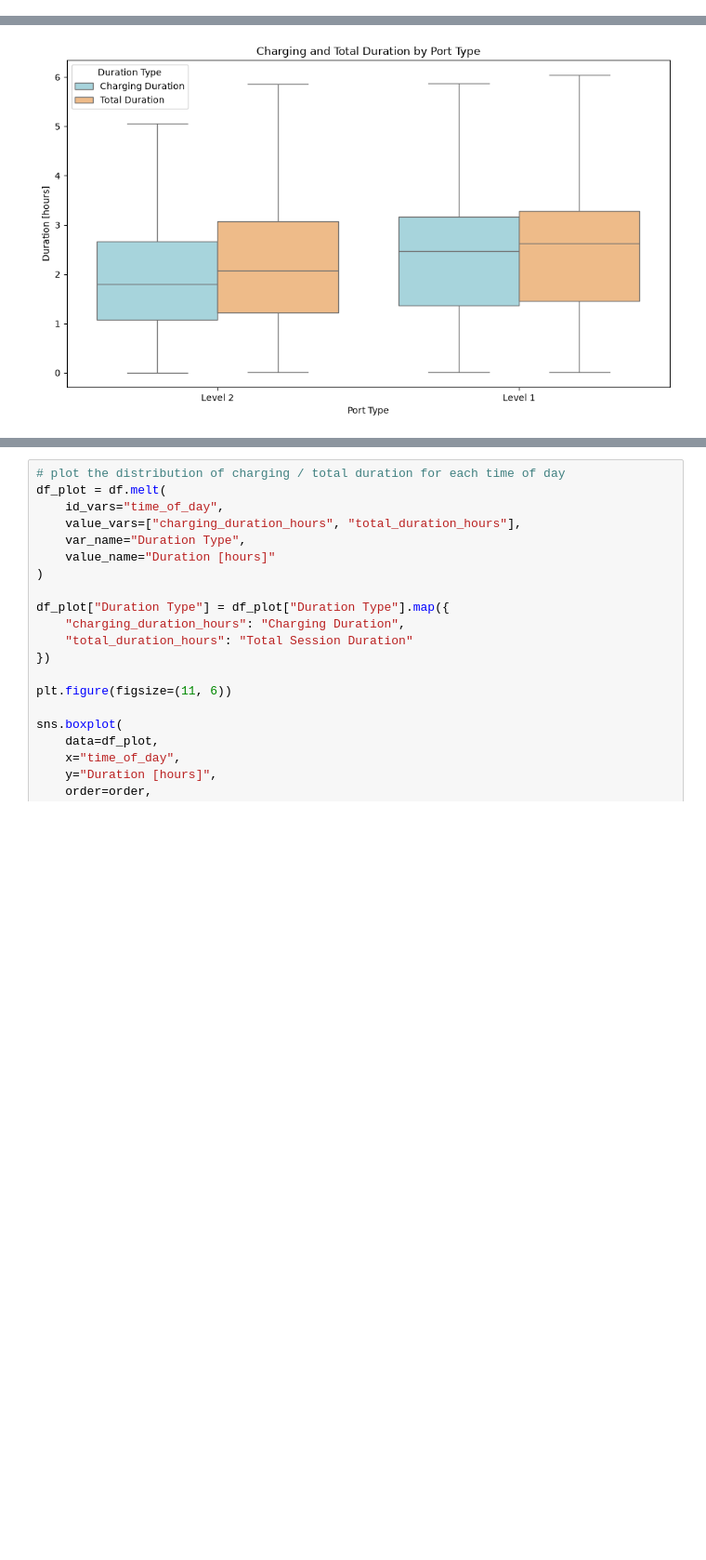
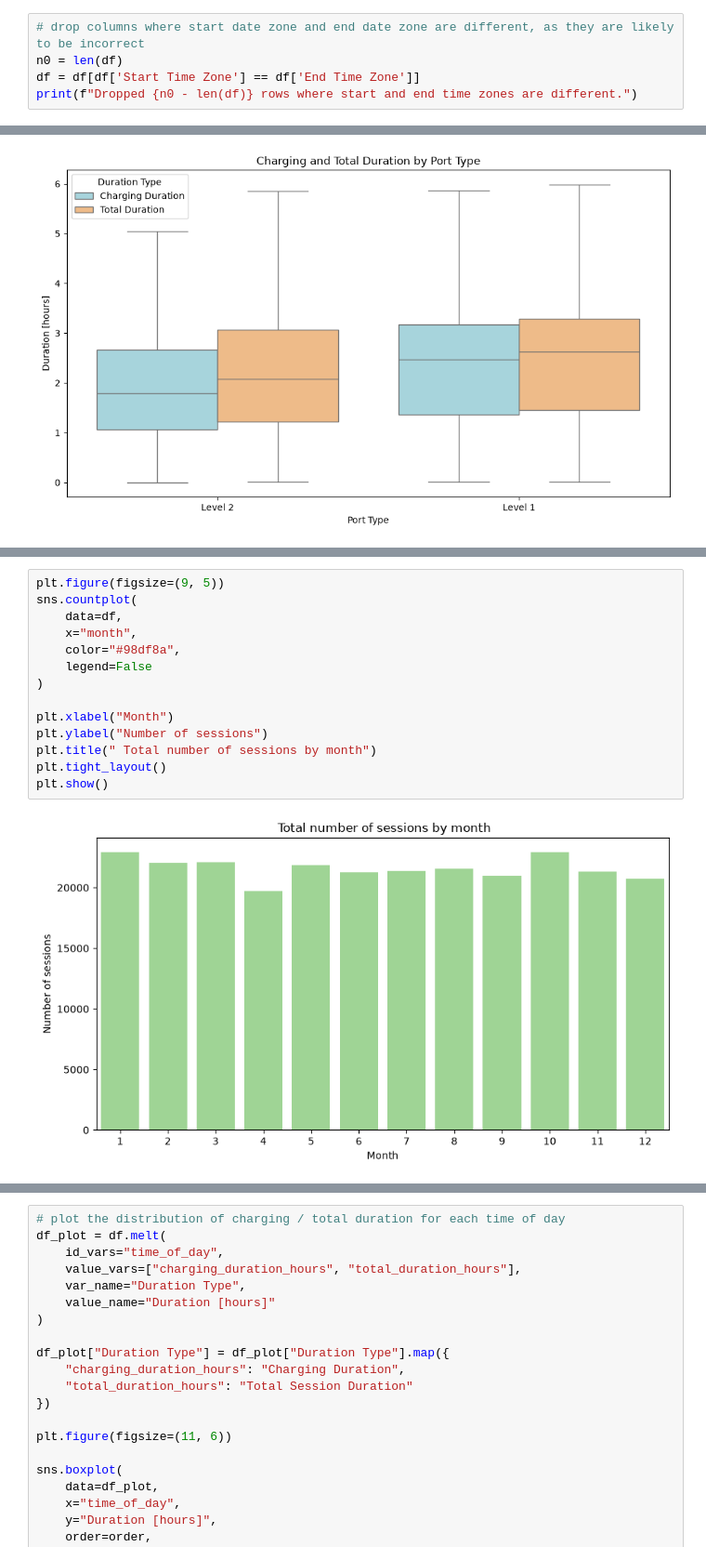
Before and after one commit to katarzynarogalska/Intro-to-Business-Analytics, a Jupyter notebook: main.ipynb, the cells around one changed output, grey strips where cells are left out. Shown at 93% size. Drawn from its saved outputs; the diff is of its cells as text; blank space fills up the shorter version.

Commit message:
'data cleaning and analysis v2'

```diff
--- a/main.ipynb
+++ b/main.ipynb
@@ -181,0 +114,5 @@ df[df['total_duration_sec']<df['charging_duration_sec']].head(5)
+# %%
+# drop columns where start date zone and end date zone are different, as they are likely to be incorrect
+n0 = len(df)
+df = df[df['Start Time Zone'] == df['End Time Zone']]
+print(f"Dropped {n0 - len(df)} rows where start and end time zones are different.")
@@ -465,0 +562,16 @@ plt.show()
+# %%
+plt.figure(figsize=(9, 5))
+sns.countplot(
+    data=df,
+    x="month",
+    color="#98df8a",
+    legend=False
+)
+
+plt.xlabel("Month")
+plt.ylabel("Number of sessions")
+plt.title(" Total number of sessions by month")
+plt.tight_layout()
+plt.show()
+# %% [output]
+[figure, added]
```
Also changed, not shown: parts of 44 cells of this notebook.
